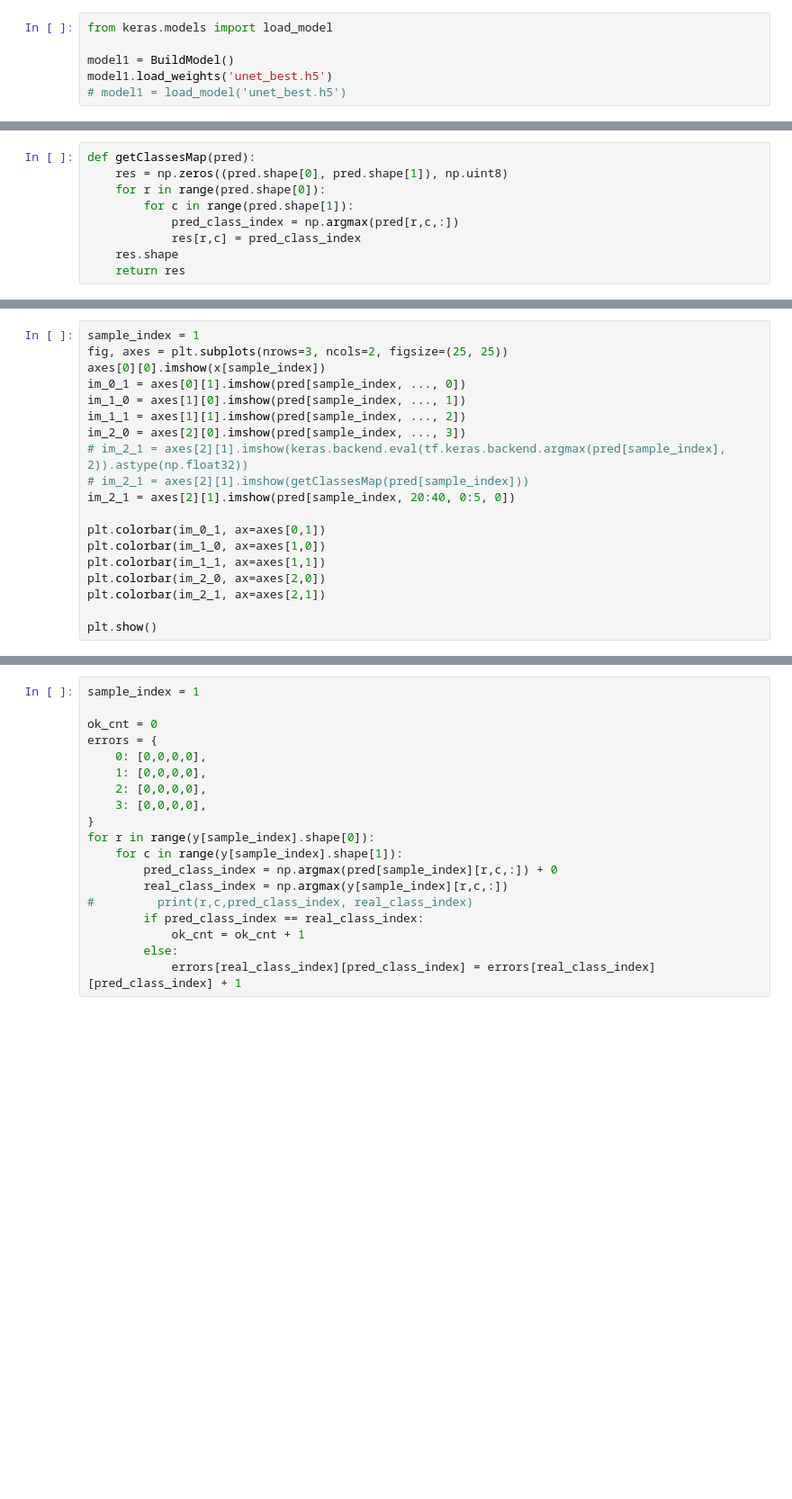
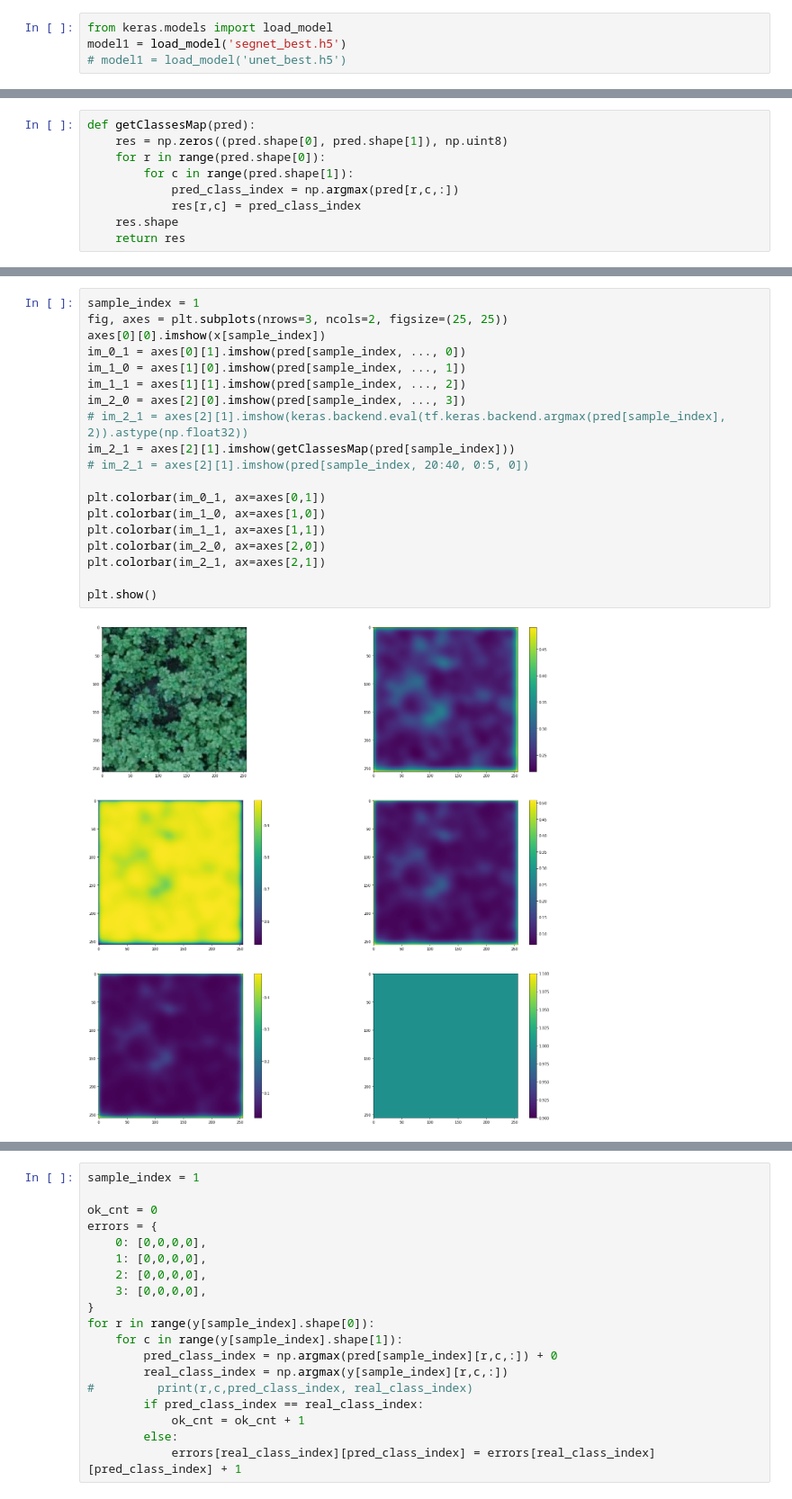
Before and after one commit to Ashgun/cv_fields_semantic-segmentation, a Jupyter notebook: train_unet.ipynb, the cells around one changed output, grey strips where cells are left out. Shown at 90% size. Drawn from its saved outputs; the diff is of its cells as text; blank space fills up the shorter version.

Commit message:
segnet was added + saving of full model instead weights only saving

```diff
--- a/train_unet.ipynb
+++ b/train_unet.ipynb
@@ -205,8 +276,6 @@ Epoch 1/3
 # %%
 from keras.models import load_model
-
-model1 = BuildModel()
-model1.load_weights('unet_best.h5')
+model1 = load_model('segnet_best.h5')
 # model1 = load_model('unet_best.h5')
 # %%
 for x, y in keras_generator(data.valid.image_paths, data.valid.masks_paths, 16):
@@ -232,21 +307,23 @@ getClassesMap(pred[sample_index]).shape
 # %%
 sample_index = 1
 fig, axes = plt.subplots(nrows=3, ncols=2, figsize=(25, 25))
 axes[0][0].imshow(x[sample_index])
 im_0_1 = axes[0][1].imshow(pred[sample_index, ..., 0])
 im_1_0 = axes[1][0].imshow(pred[sample_index, ..., 1])
 im_1_1 = axes[1][1].imshow(pred[sample_index, ..., 2])
 im_2_0 = axes[2][0].imshow(pred[sample_index, ..., 3])
 # im_2_1 = axes[2][1].imshow(keras.backend.eval(tf.keras.backend.argmax(pred[sample_index], 2)).astype(np.float32))
-# im_2_1 = axes[2][1].imshow(getClassesMap(pred[sample_index]))
-im_2_1 = axes[2][1].imshow(pred[sample_index, 20:40, 0:5, 0])
+im_2_1 = axes[2][1].imshow(getClassesMap(pred[sample_index]))
+# im_2_1 = axes[2][1].imshow(pred[sample_index, 20:40, 0:5, 0])
 
 plt.colorbar(im_0_1, ax=axes[0,1])
 plt.colorbar(im_1_0, ax=axes[1,0])
 plt.colorbar(im_1_1, ax=axes[1,1])
 plt.colorbar(im_2_0, ax=axes[2,0])
 plt.colorbar(im_2_1, ax=axes[2,1])
 
 plt.show()
+# %% [output]
+[figure, added]
 # %%
 np.max(pred[sample_index, 20:40, 0:5, 3])
```
Also changed, not shown: parts of 21 cells of this notebook.
